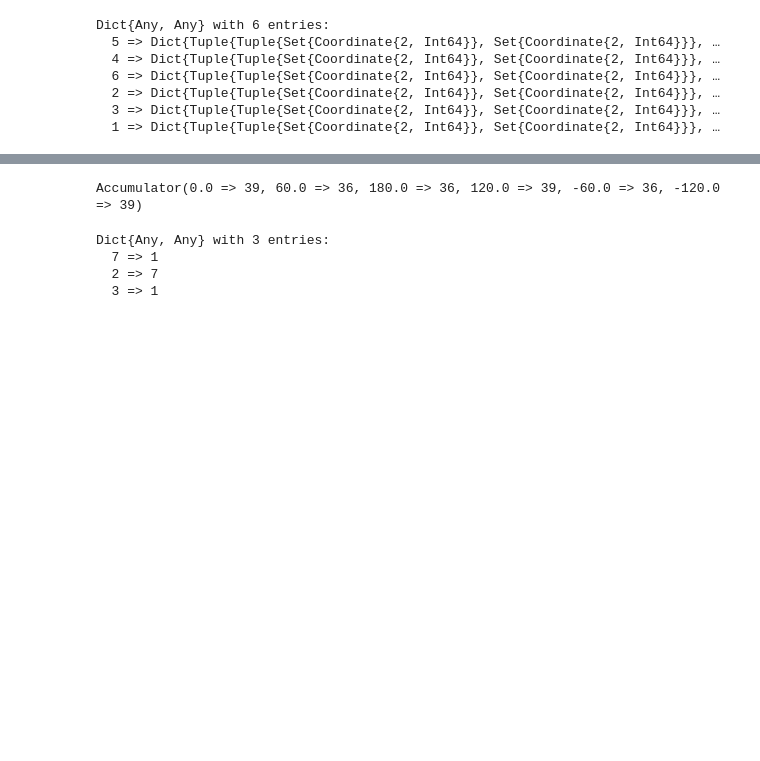
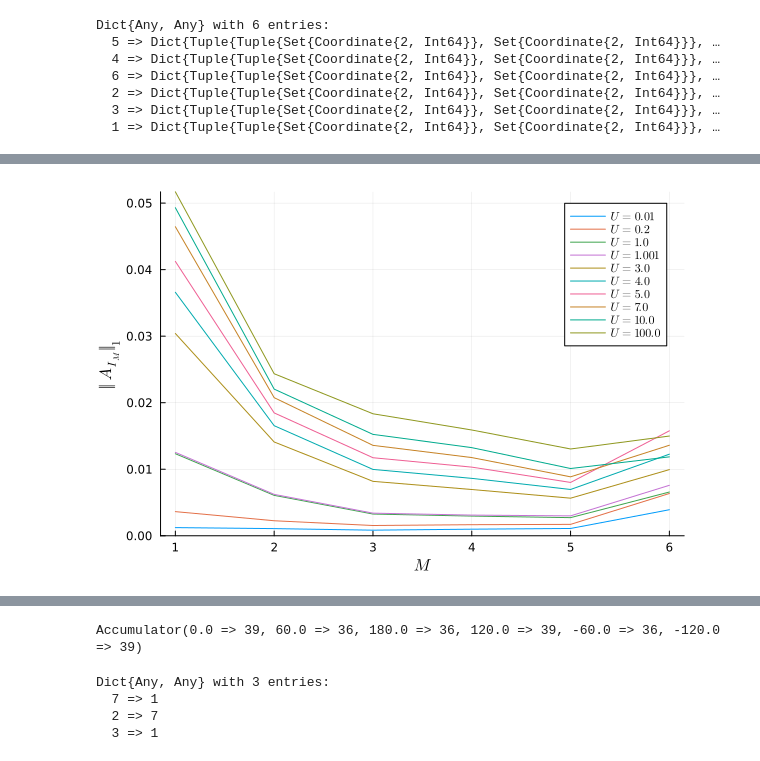
Before and after one commit to GoodStuff11/ML-signproblem, a Jupyter notebook: experimenting/ed/hubbard_ed.ipynb, the cells around one changed output, grey strips where cells are left out. Cells and saved outputs as stored; diff of their text form; code cells hidden in the pictures; blank space fills up the shorter version.

Commit message:
implemented better order calculation

```diff
--- a/experimenting/ed/hubbard_ed.ipynb
+++ b/experimenting/ed/hubbard_ed.ipynb
@@ -153,3 +99,5 @@ Dict{Any, Any}(5 => 2, 6 => 63, 7 => 1, 2 => 57, 10 => 13, 35 => 1, 11 => 1, 3 =
 (3,4) 0.0
 (3,5) 0.0
 (4,5) 0.0
+# %%
+degen_rm_U = create_consistent_basis(H, ops)
@@ -225,0 +295,10 @@ plot(total, ylims=(0,Inf))
+# %%
+p = 2
+pl = plot(xlabel="order", ylabel="$p norm")
+for (k,u) in enumerate(U_values)
+    second_quantized_solution, second_quantized_nullspace, second_quantized_order_labels = find_N_body_interactions(degen_rm_U[1]*degen_rm_U[k]', indexer)
+    plot!([
+        norm(second_quantized_solution[second_quantized_order_labels[i]],p)/(length(nonzeros(second_quantized_solution[second_quantized_order_labels[i]])))^(1/p)
+        for i∈1:6], label=L"U=%$u")
+end
+savefig(pl, "true_orders.pdf")
@@ -225,0 +327,41 @@ plot(total, ylims=(0,Inf))
+# %%
+pl = plot(xlabel=L"M", ylabel=L"\Vert A_{I_M}\Vert_1", legend=:topright)
+for (k,u) in enumerate(U_values)
+    if k == 1
+        continue
+        # new_U ,_ = qr(rand(size(degen_rm_U[1]*degen_rm_U[1]')...))
+        # # println(new_U)
+        # hopping = log(Matrix(new_U))
+    else
+        hopping = log(degen_rm_U[1]*degen_rm_U[k]')
+    end
+
+    total = Dict()
+    for (order, creation_annihiation) in difference_dict
+        for index_list in values(creation_annihiation)
+            for (i,j) in index_list
+                if abs(hopping[i,j]) > 0
+                    if !(order in keys(total))
+                        total[order] = [hopping[i,j]]
+                    else
+                        push!(total[order],hopping[i,j])
+                    end
+                end
+            end
+        end
+    end
+    orders = sort(collect(keys(total)))
+    global total
+    average_coef = [mean(abs.(total[o])) for o in orders]
+    # std_coef = [std(total[o])/sqrt(length(total[o])) for o in orders]
+    if k == 1
+        plot!(pl, orders, average_coef, label="random unitary", linestyle=:dash, color=:black,xticks=orders)
+    else
+        plot!(pl, orders, average_coef,label=L"U=%$(u)",xticks=orders)
+    end
+end
+plot!(pl,  ylims=(0,Inf),)
+# savefig(pl,"order_images\\average_coeff_2x3_N=3.png")
+display(pl)
+# %% [output]
+[figure, added]
```
Also changed, not shown: parts of 19 cells of this notebook, 2 other files.
